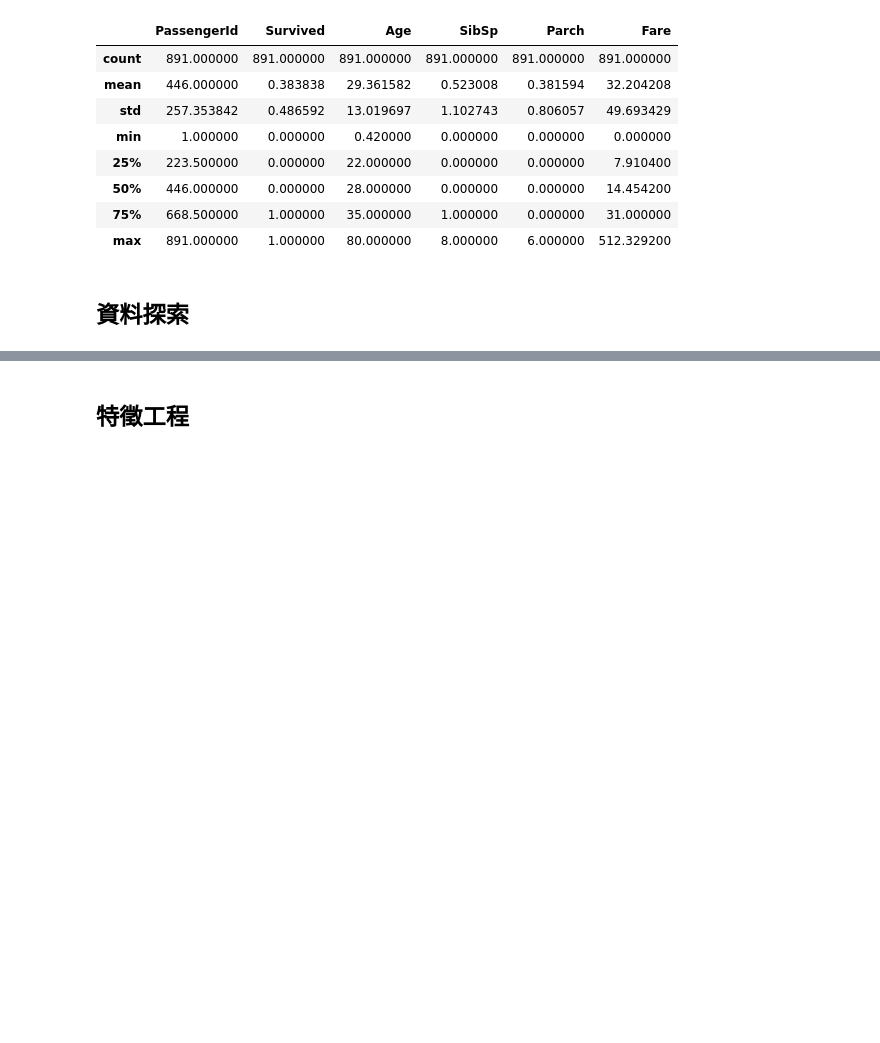
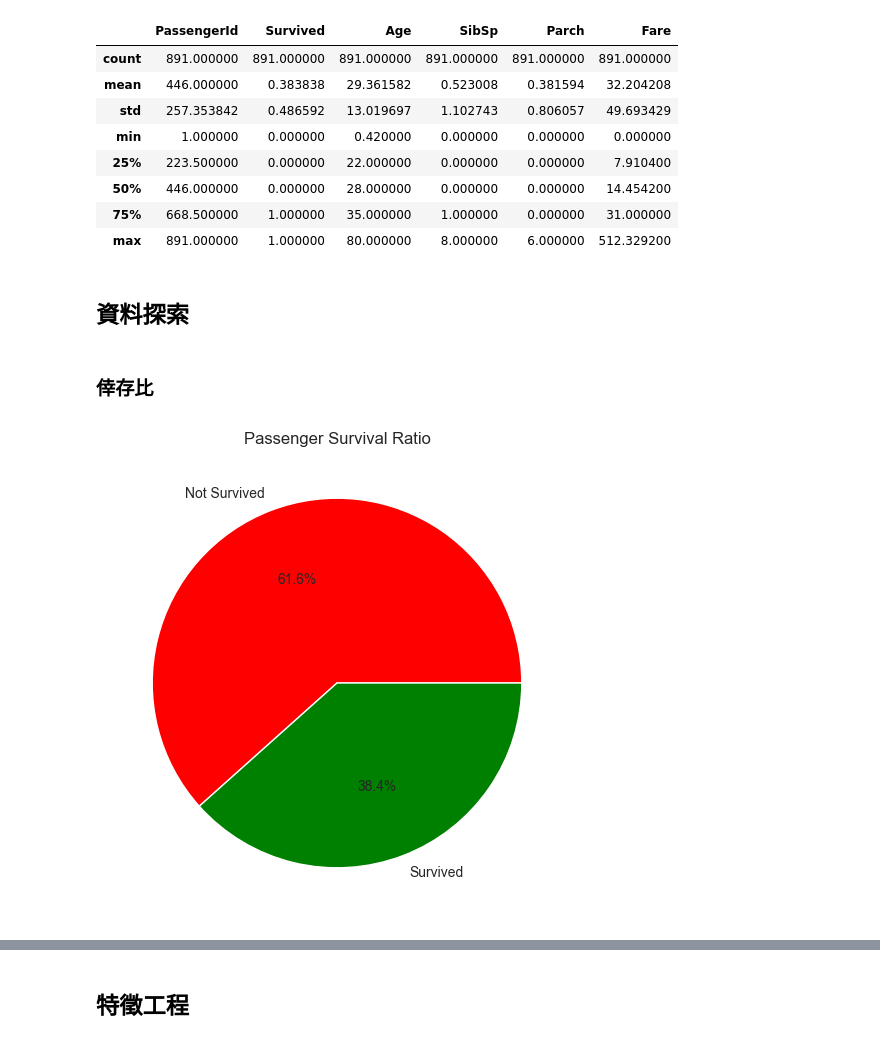
Before and after one commit to twcch/DSProjects, a Jupyter notebook: kaggle/competitions/Titanic - Machine Learning from Disaster/logistic_regression/report.ipynb, the cells around one changed output, grey strips where cells are left out. Saved outputs shown, nothing was run; the diff lists cells and outputs as text; code cells hidden in the pictures; blank space fills up the shorter version.

```diff
--- a/kaggle/competitions/Titanic - Machine Learning from Disaster/logistic_regression/report.ipynb
+++ b/kaggle/competitions/Titanic - Machine Learning from Disaster/logistic_regression/report.ipynb
@@ -122,3 +162,13 @@ train_processed_df.describe()
 | max | 891.000000 | 1.000000 | 80.000000 | 8.000000 | 6.000000 | 512.329200 |
 # %% [markdown]
 ## 資料探索
+# %% [markdown]
+### 倖存比
+# %%
+plt.figure(figsize=(8, 6))
+survived_counts = train_processed_df['Survived'].value_counts()
+plt.pie(survived_counts, labels=['Not Survived', 'Survived'], autopct='%1.1f%%', colors=['red', 'green'])
+plt.title('Passenger Survival Ratio')
+plt.show()
+# %% [output]
+[figure, added]
```
Also changed, not shown: parts of 29 cells of this notebook.
